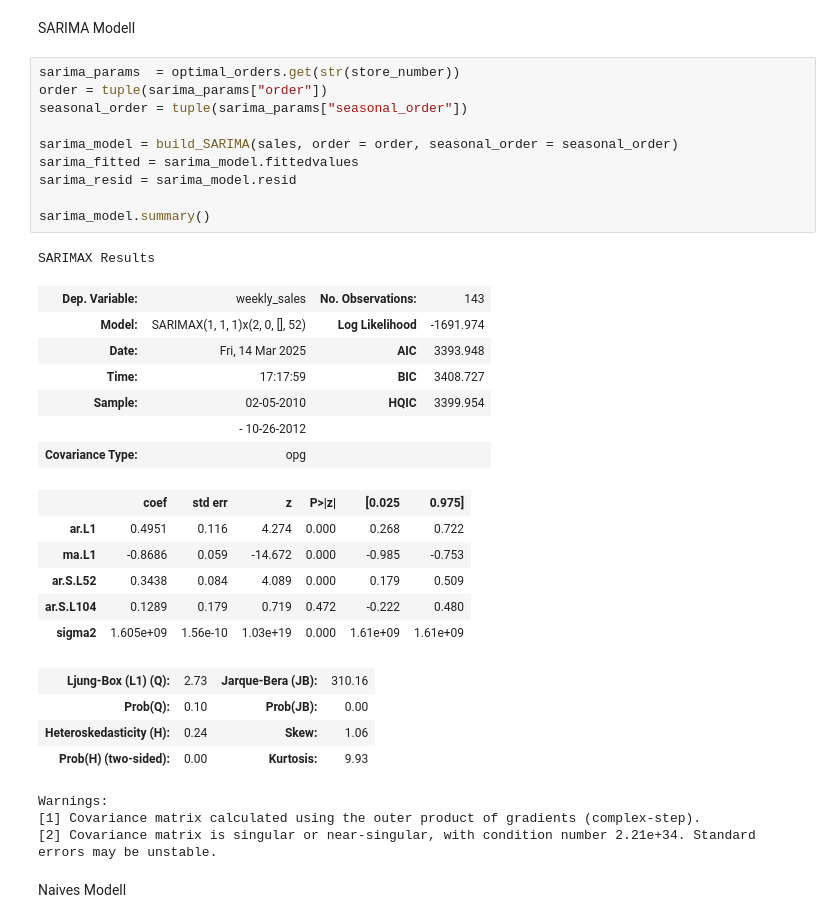
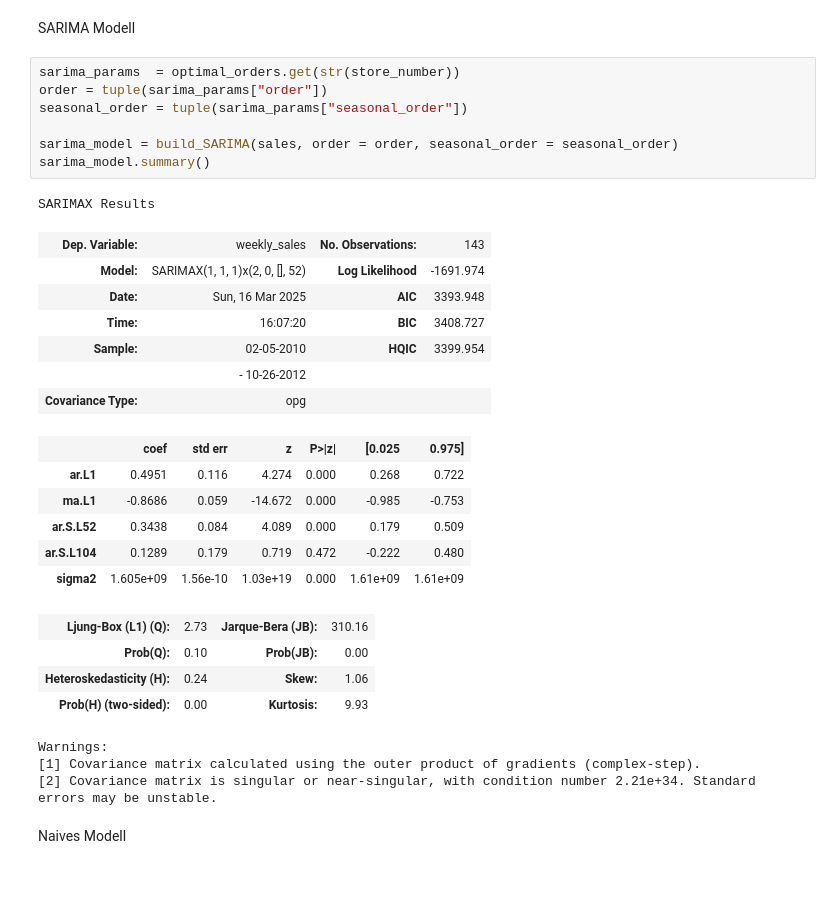
Before and after one commit to netalivo/Bachelor, a Jupyter notebook: main_single_store.ipynb, the cells around one changed output. Saved outputs shown, nothing was run; the diff lists cells and outputs as text; blank space fills up the shorter version.

```diff
--- a/main_single_store.ipynb
+++ b/main_single_store.ipynb
@@ -60,19 +59,16 @@ SARIMA Modell
 # %%
 sarima_params  = optimal_orders.get(str(store_number))
 order = tuple(sarima_params["order"])
 seasonal_order = tuple(sarima_params["seasonal_order"])
 
 sarima_model = build_SARIMA(sales, order = order, seasonal_order = seasonal_order)
-sarima_fitted = sarima_model.fittedvalues
-sarima_resid = sarima_model.resid
-
 sarima_model.summary()
 # %% [output]
 SARIMAX Results
 | Dep. Variable: | weekly_sales | No. Observations: | 143 |
 | Model: | SARIMAX(1, 1, 1)x(2, 0, [], 52) | Log Likelihood | -1691.974 |
-| Date: | Fri, 14 Mar 2025 | AIC | 3393.948 |
-| Time: | 17:17:59 | BIC | 3408.727 |
+| Date: | Sun, 16 Mar 2025 | AIC | 3393.948 |
+| Time: | 16:07:20 | BIC | 3408.727 |
 | Sample: | 02-05-2010 | HQIC | 3399.954 |
 |  | - 10-26-2012 |  |  |
 | Covariance Type: | opg |  |  |
```
Also changed, not shown: parts of 13 cells of this notebook, 5 other files.
